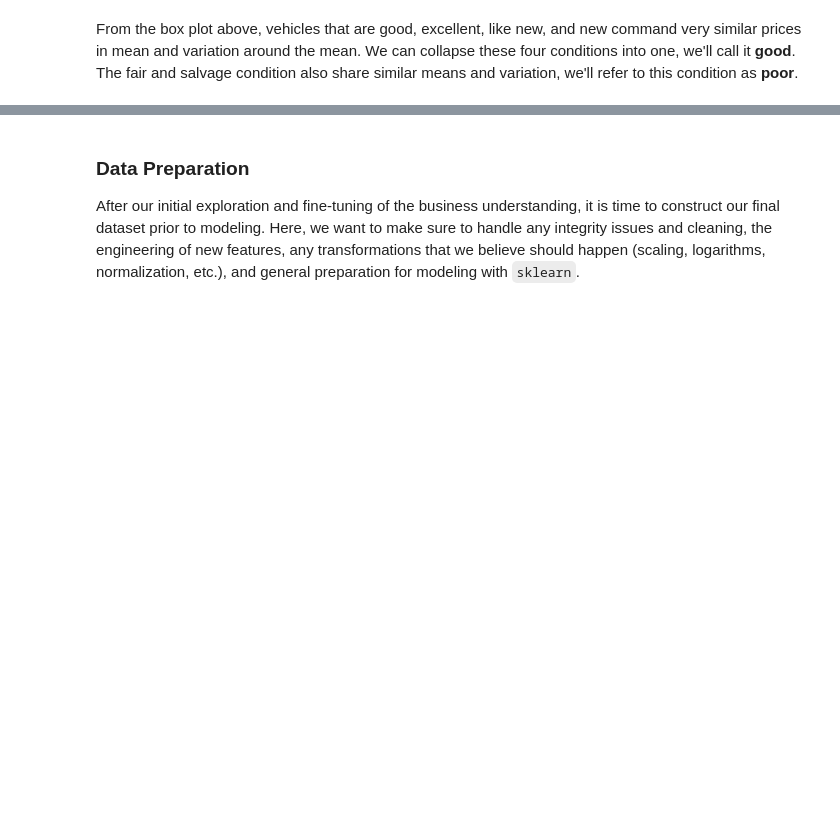
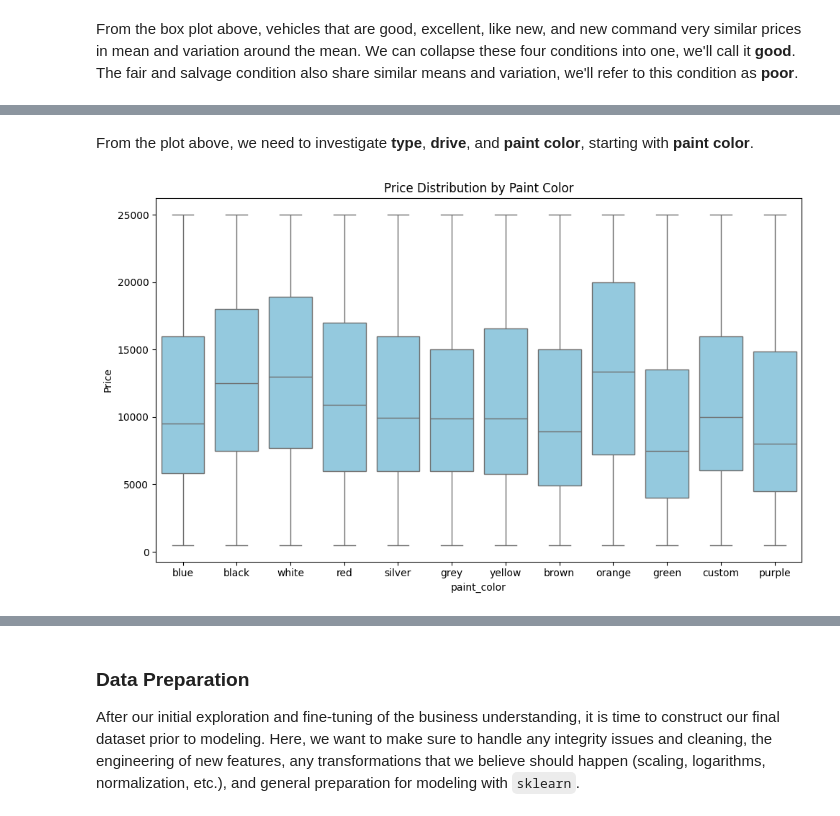
Before and after one commit to jeffreylgoode/what-drives-car-prices, a Jupyter notebook: notebooks/car_price_analysis.ipynb, the cells around one changed output, grey strips where cells are left out. Cells and saved outputs as stored; diff of their text form; code cells hidden in the pictures; blank space fills up the shorter version.

```diff
--- a/notebooks/car_price_analysis.ipynb
+++ b/notebooks/car_price_analysis.ipynb
@@ -400,0 +457,19 @@ df_clean["condition_collapsed"] = df_clean["condition"].replace({
+# %% [markdown]
+From the plot above, we need to investigate **type**, **drive**, and **paint color**, starting with **paint color**.
+# %%
+plt.figure(figsize=(10, 6))
+
+sns.boxplot(
+    data=df_clean4,
+    x="paint_color",
+    y="price",
+    color="skyblue"
+)
+
+plt.title("Price Distribution by Paint Color")
+plt.xlabel("paint_color")
+plt.ylabel("Price")
+plt.tight_layout()
+plt.show()
+# %% [output]
+[figure, added]
```
Also changed, not shown: parts of 50 cells of this notebook.
